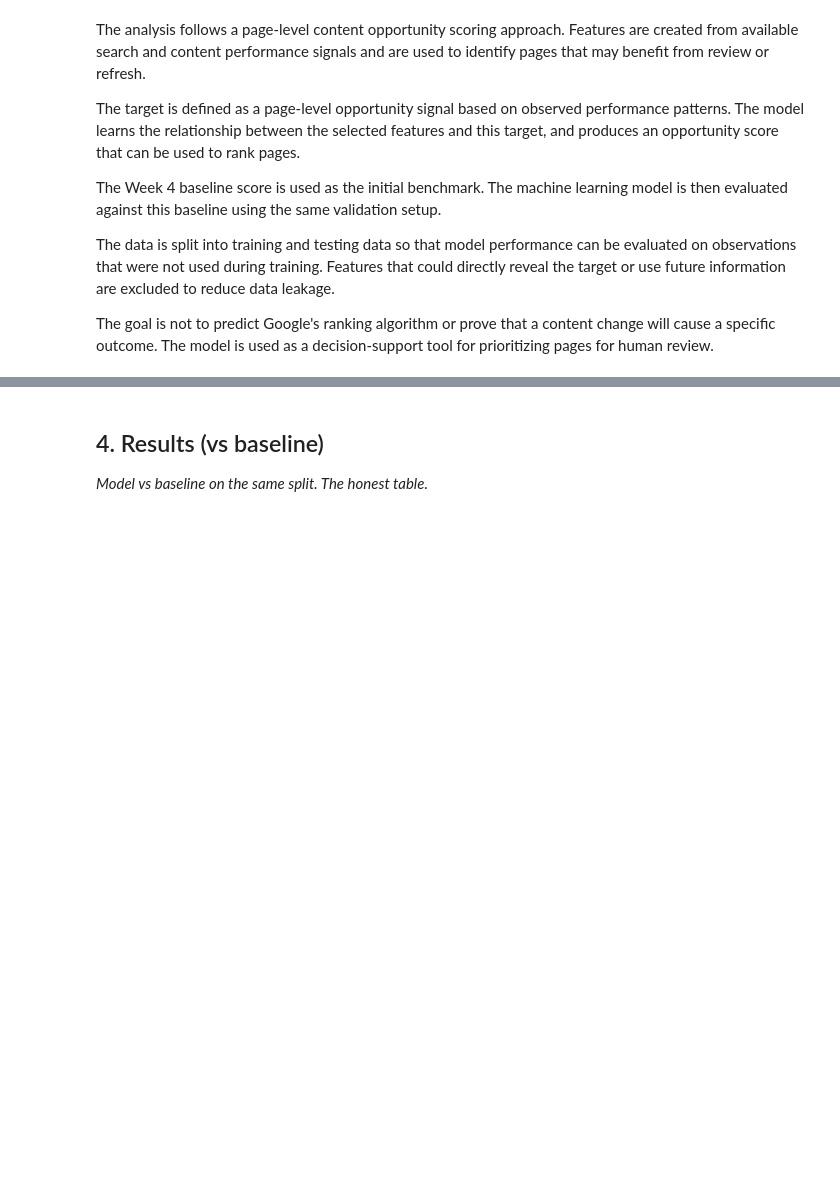
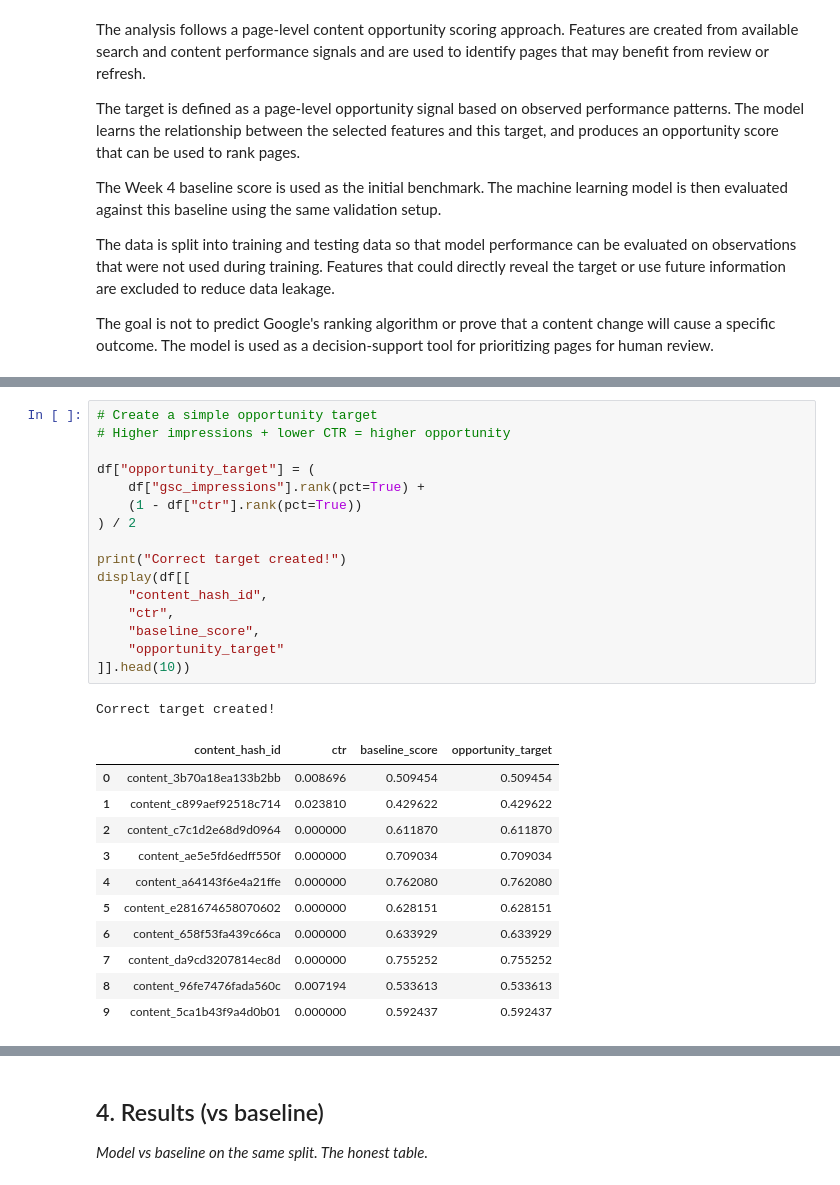
Before and after one commit to bushrahaji412-lab/MY_ML_INTERNSHIP, a Jupyter notebook: work/notebooks/capstone.ipynb, the cells around one changed output, grey strips where cells are left out. Drawn from its saved outputs; the diff is of its cells as text; blank space fills up the shorter version.

```diff
--- a/work/notebooks/capstone.ipynb
+++ b/work/notebooks/capstone.ipynb
@@ -56,0 +289,29 @@ The goal is not to predict Google's ranking algorithm or prove that a content ch
+# %%
+# Create a simple opportunity target
+# Higher impressions + lower CTR = higher opportunity
+
+df["opportunity_target"] = (
+    df["gsc_impressions"].rank(pct=True) +
+    (1 - df["ctr"].rank(pct=True))
+) / 2
+
+print("Correct target created!")
+display(df[[
+    "content_hash_id",
+    "ctr",
+    "baseline_score",
+    "opportunity_target"
+]].head(10))
+# %% [output]
+Correct target created!
+|  | content_hash_id | ctr | baseline_score | opportunity_target |
+| 0 | content_3b70a18ea133b2bb | 0.008696 | 0.509454 | 0.509454 |
+| 1 | content_c899aef92518c714 | 0.023810 | 0.429622 | 0.429622 |
+| 2 | content_c7c1d2e68d9d0964 | 0.000000 | 0.611870 | 0.611870 |
+| 3 | content_ae5e5fd6edff550f | 0.000000 | 0.709034 | 0.709034 |
+| 4 | content_a64143f6e4a21ffe | 0.000000 | 0.762080 | 0.762080 |
+| 5 | content_e281674658070602 | 0.000000 | 0.628151 | 0.628151 |
+| 6 | content_658f53fa439c66ca | 0.000000 | 0.633929 | 0.633929 |
+| 7 | content_da9cd3207814ec8d | 0.000000 | 0.755252 | 0.755252 |
+| 8 | content_96fe7476fada560c | 0.007194 | 0.533613 | 0.533613 |
+| 9 | content_5ca1b43f9a4d0b01 | 0.000000 | 0.592437 | 0.592437 |
```
Also changed, not shown: parts of 17 cells of this notebook.
